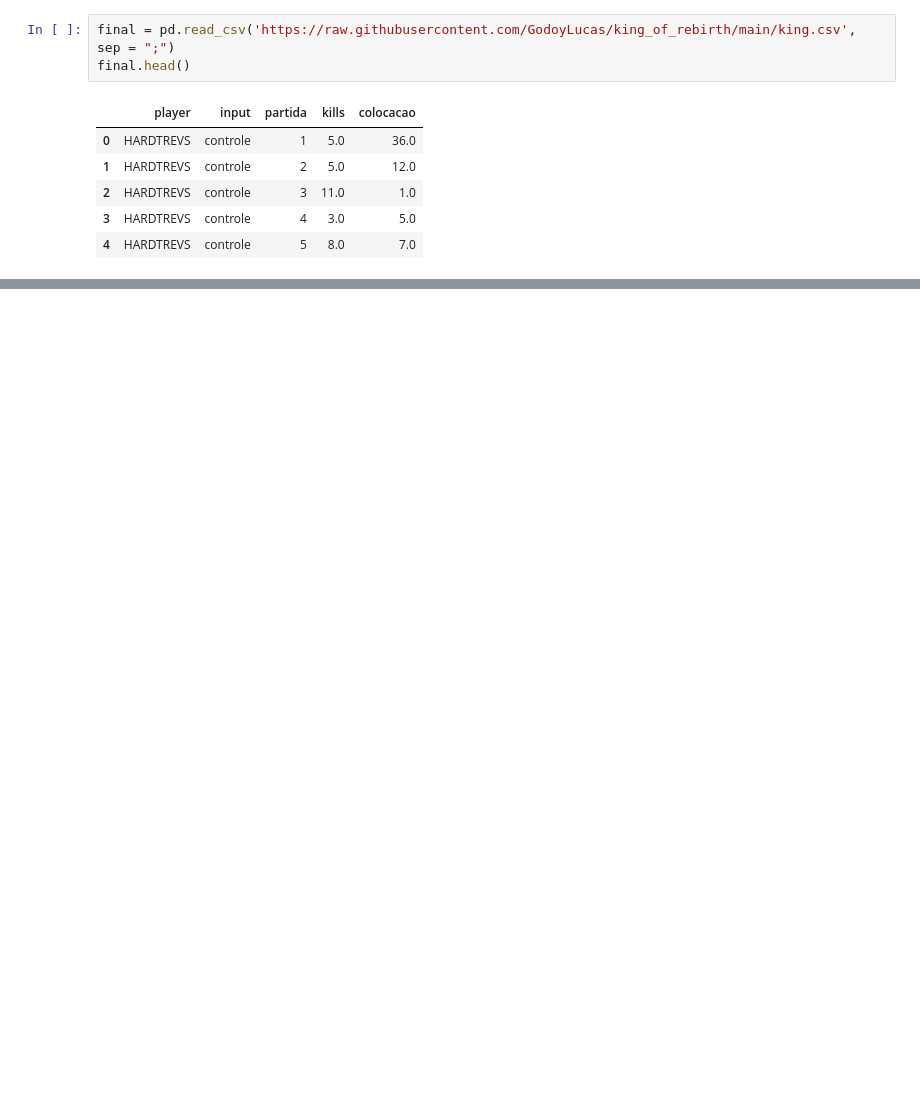
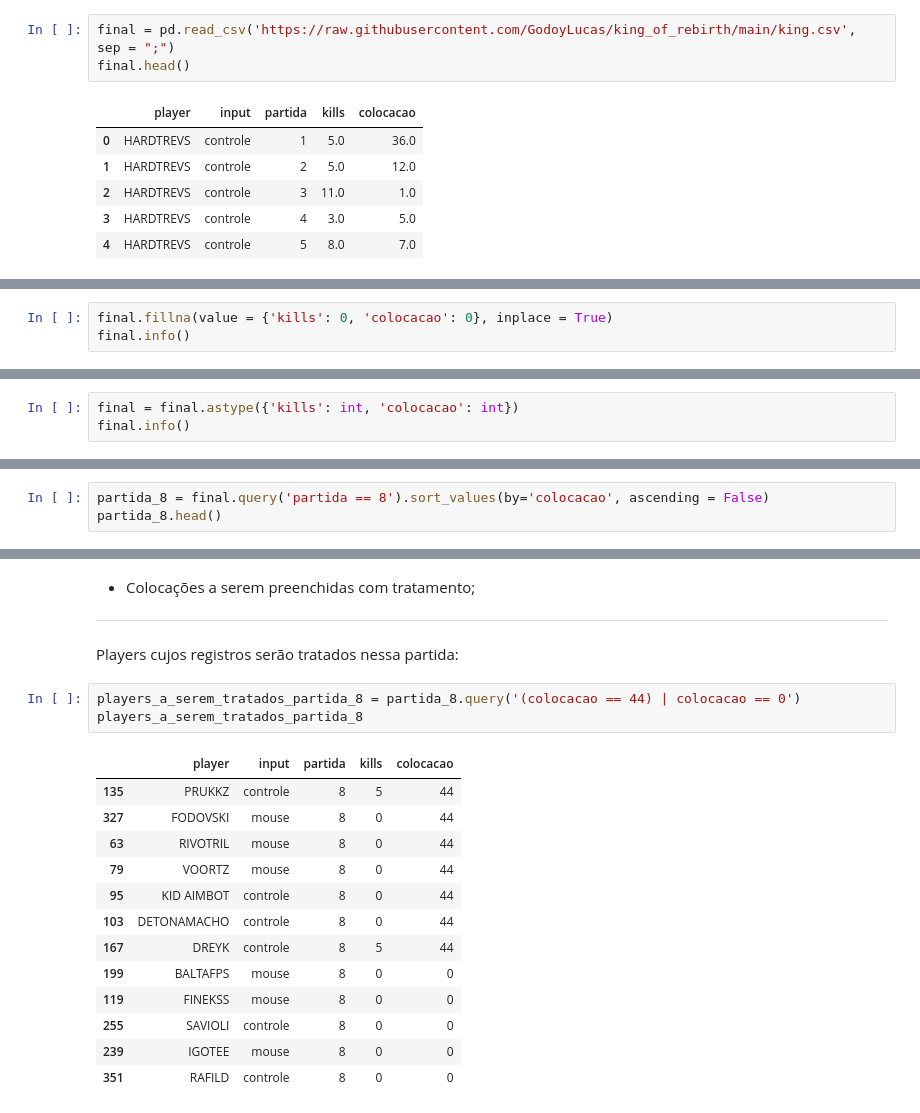
Before and after one commit to GodoyLucas/king_of_rebirth, a Jupyter notebook: King_of_Rebirth.ipynb, the cells around one changed output, grey strips where cells are left out. Saved outputs shown, nothing was run; the diff lists cells and outputs as text; blank space fills up the shorter version.

Commit message:
Analisando registros partida a partida

```diff
--- a/King_of_Rebirth.ipynb
+++ b/King_of_Rebirth.ipynb
@@ -14,0 +41,3 @@ final.head()
+# %%
+final.fillna(value = {'kills': 0, 'colocacao': 0}, inplace = True)
+final.info()
@@ -14,0 +57,3 @@ final.head()
+# %%
+final = final.astype({'kills': int, 'colocacao': int})
+final.info()
@@ -14,0 +711,3 @@ final.head()
+# %%
+partida_8 = final.query('partida == 8').sort_values(by='colocacao', ascending = False)
+partida_8.head()
@@ -14,0 +775,22 @@ final.head()
+# %% [markdown]
+- Colocações a serem preenchidas com tratamento;
+____________
+# %% [markdown]
+Players cujos registros serão tratados nessa partida:
+# %%
+players_a_serem_tratados_partida_8 = partida_8.query('(colocacao == 44) | colocacao == 0')
+players_a_serem_tratados_partida_8
+# %% [output]
+|  | player | input | partida | kills | colocacao |
+| 135 | PRUKKZ | controle | 8 | 5 | 44 |
+| 327 | FODOVSKI | mouse | 8 | 0 | 44 |
+| 63 | RIVOTRIL | mouse | 8 | 0 | 44 |
+| 79 | VOORTZ | mouse | 8 | 0 | 44 |
+| 95 | KID AIMBOT | controle | 8 | 0 | 44 |
+| 103 | DETONAMACHO | controle | 8 | 0 | 44 |
+| 167 | DREYK | controle | 8 | 5 | 44 |
+| 199 | BALTAFPS | mouse | 8 | 0 | 0 |
+| 119 | FINEKSS | mouse | 8 | 0 | 0 |
+| 255 | SAVIOLI | controle | 8 | 0 | 0 |
+| 239 | IGOTEE | mouse | 8 | 0 | 0 |
+| 351 | RAFILD | controle | 8 | 0 | 0 |
```
Also changed, not shown: parts of 144 cells of this notebook.
